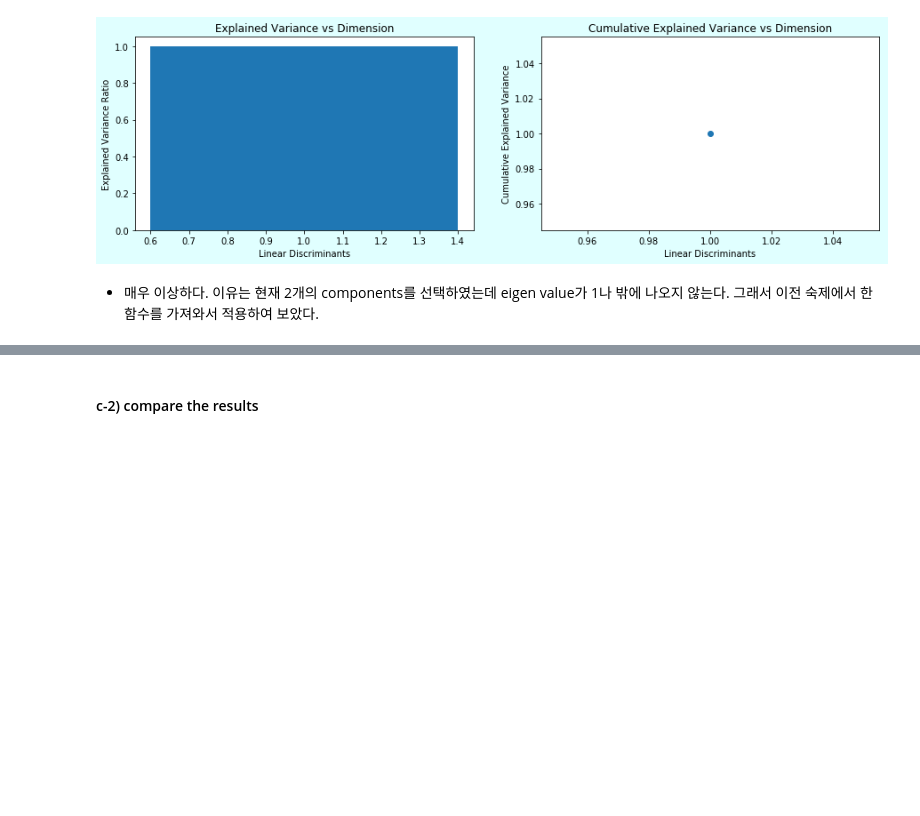
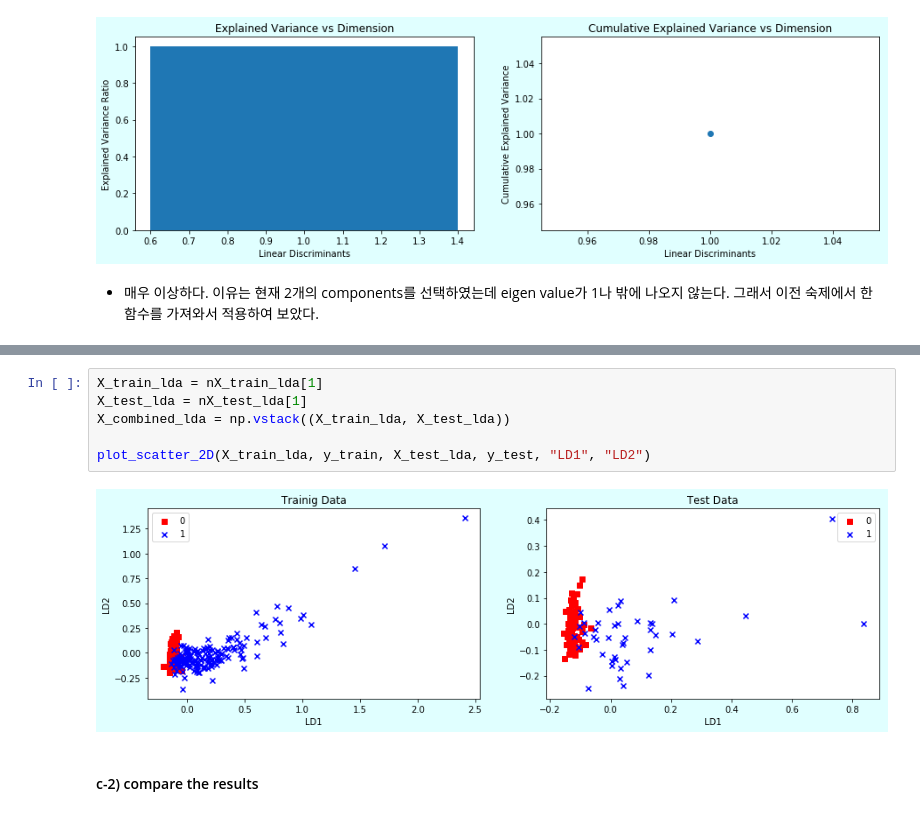
Before and after one commit to happyhyowon/work, a Jupyter notebook: HyowonKim_2019070723_Hw3.ipynb, the cells around one changed output, grey strips where cells are left out. Cells and saved outputs as stored; diff of their text form; blank space fills up the shorter version.

```diff
--- a/HyowonKim_2019070723_Hw3.ipynb
+++ b/HyowonKim_2019070723_Hw3.ipynb
@@ -281,3 +366,11 @@ plot_scatter_2D(X_train_pca, y_train, X_test_pca, y_test, "PC1", "PC2")
+# %%
+X_train_lda = nX_train_lda[1]
+X_test_lda = nX_test_lda[1]
+X_combined_lda = np.vstack((X_train_lda, X_test_lda))
+
+plot_scatter_2D(X_train_lda, y_train, X_test_lda, y_test, "LD1", "LD2")
+# %% [output]
+[figure, added]
 # %% [markdown]
 #### c-2) compare the results
 # %% [markdown]
```
Also changed, not shown: parts of 8 cells of this notebook.
